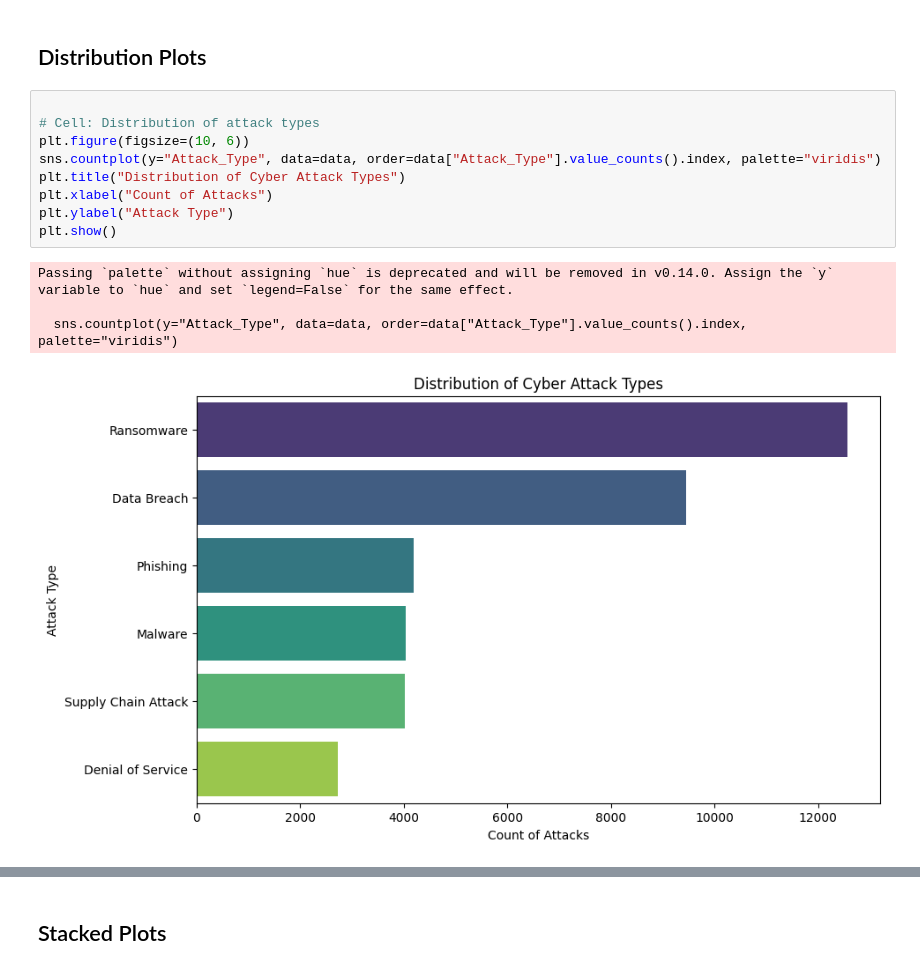
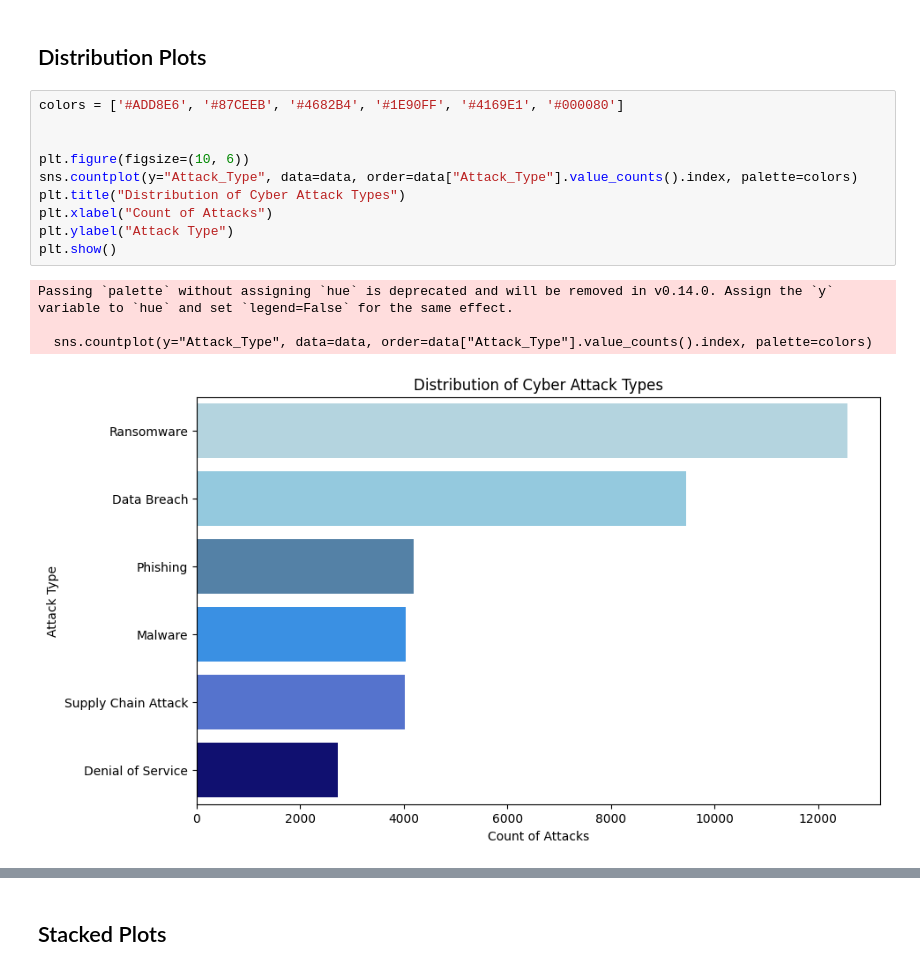
Before and after one commit to JasonGreich/Cyber-Avalanche, a Jupyter notebook: Python Analysis/Companies_attacks_analysis.ipynb, the cells around one changed output, grey strips where cells are left out. Cells and saved outputs as stored; diff of their text form.

```diff
--- a/Python Analysis/Companies_attacks_analysis.ipynb
+++ b/Python Analysis/Companies_attacks_analysis.ipynb
@@ -151,17 +141,18 @@ data.describe()
 # %% [markdown]
 ## Distribution Plots
 # %%
+colors = ['#ADD8E6', '#87CEEB', '#4682B4', '#1E90FF', '#4169E1', '#000080']
 
-# Cell: Distribution of attack types
+
 plt.figure(figsize=(10, 6))
-sns.countplot(y="Attack_Type", data=data, order=data["Attack_Type"].value_counts().index, palette="viridis")
+sns.countplot(y="Attack_Type", data=data, order=data["Attack_Type"].value_counts().index, palette=colors)
 plt.title("Distribution of Cyber Attack Types")
 plt.xlabel("Count of Attacks")
 plt.ylabel("Attack Type")
 plt.show()
 # %% [output]
 Passing `palette` without assigning `hue` is deprecated and will be removed in v0.14.0. Assign the `y` variable to `hue` and set `legend=False` for the same effect.
 
-  sns.countplot(y="Attack_Type", data=data, order=data["Attack_Type"].value_counts().index, palette="viridis")
+  sns.countplot(y="Attack_Type", data=data, order=data["Attack_Type"].value_counts().index, palette=colors)
-[figure, old version]
+[figure, new version]
 # %%
```
Also changed, not shown: parts of 37 cells of this notebook, 8 other files.
